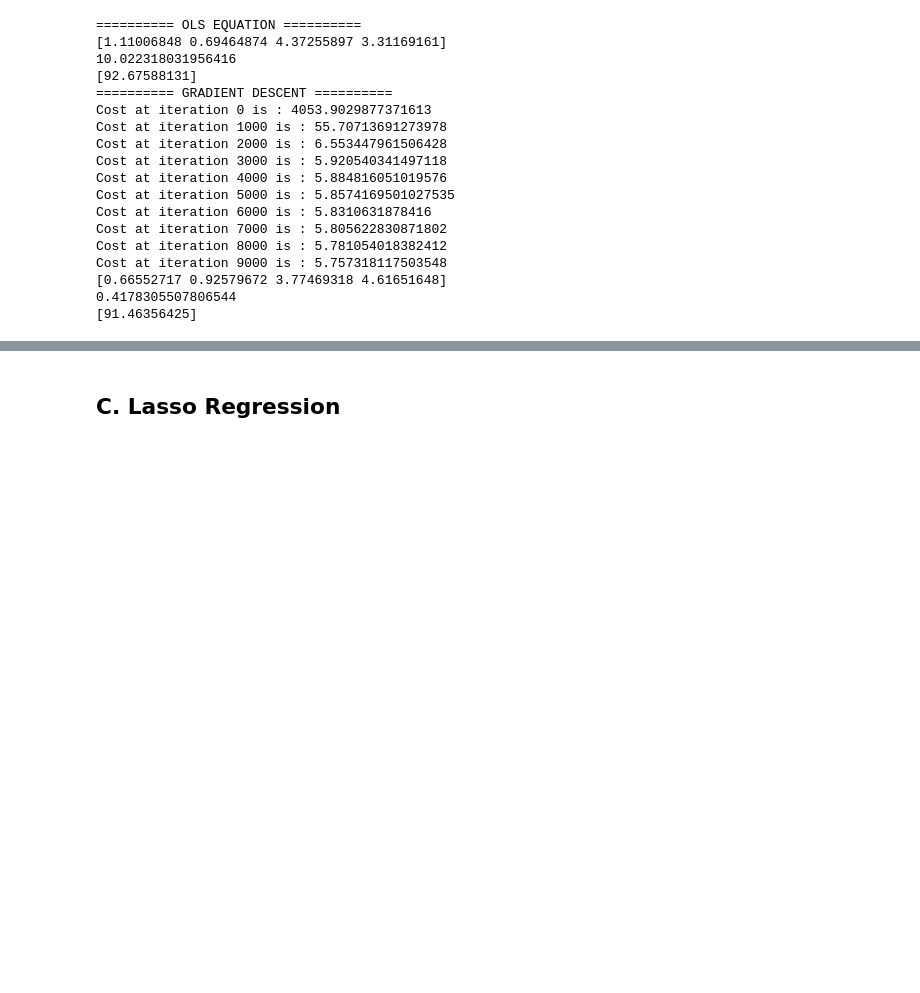
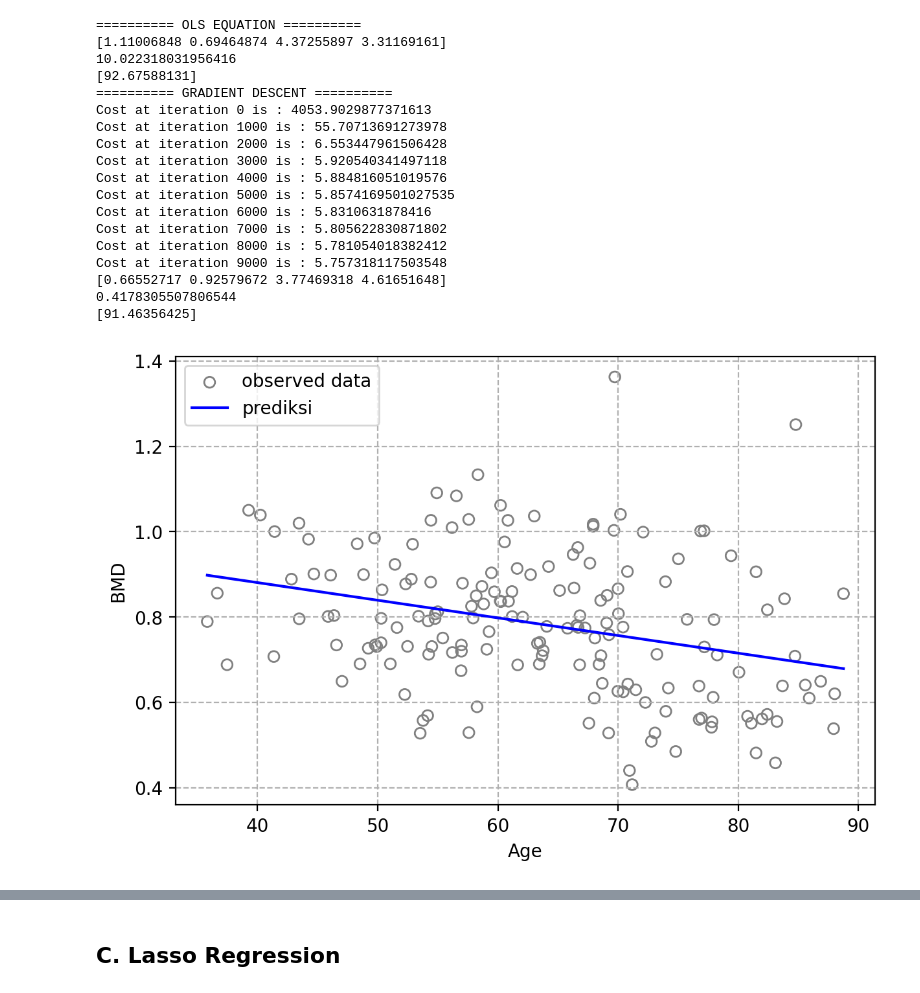
Before and after one commit to StefanusYudi22/Machie_Learning_From_Scratch, a Jupyter notebook: source_code/notebook/02-Linear-Model.ipynb, the cells around one changed output, grey strips where cells are left out. Cells and saved outputs as stored; diff of their text form; code cells hidden in the pictures; blank space fills up the shorter version.

```diff
--- a/source_code/notebook/02-Linear-Model.ipynb
+++ b/source_code/notebook/02-Linear-Model.ipynb
@@ -167,3 +167,32 @@ Cost at iteration 9000 is : 5.757318117503548
 [0.66552717 0.92579672 3.77469318 4.61651648]
 0.4178305507806544
 [91.46356425]
+# %%
+# Calculate using OLS Equation
+# Prepare data
+df = pd.read_csv('../../data/raw/bmd.csv')
+X_train = df[['age']]
+y_train = df['bmd']
+X_test = X_train.copy() + 1e-6
+
+# Create prediction
+reg = Ridge(alpha=1.0, optimizer="ols")
+reg.fit(X_train, y_train)
+y_pred = reg.predict(X_test)
+
+# Plot
+fig, ax = plt.subplots(nrows=1, ncols=1, constrained_layout=True, dpi=200)
+
+ax.scatter(X_train, y_train, c="none", edgecolors='grey', label="observed data")
+idx_sort = np.argsort(X_test['age']).to_list()
+X_test_sorted = X_test.loc[idx_sort]
+y_pred_sorted = y_pred[idx_sort]
+ax.plot(X_test_sorted['age'], y_pred_sorted, c='b', label="prediksi")
+
+ax.legend()
+ax.grid(linestyle="--")
+ax.set_xlabel("Age")
+ax.set_ylabel("BMD")
+plt.show()
+# %% [output]
+[figure, added]
```
Also changed, not shown: parts of 9 cells of this notebook, 12 other files.
